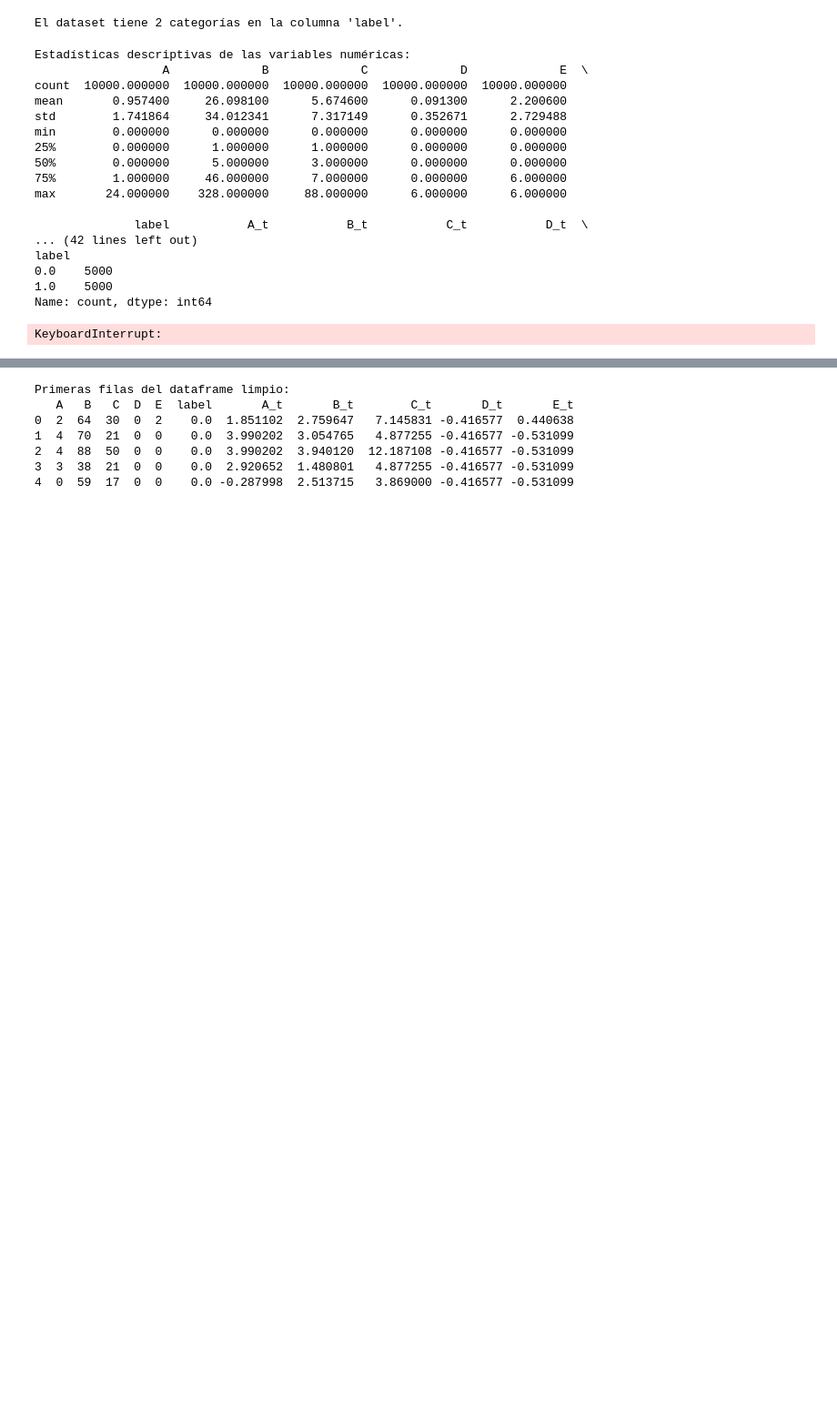
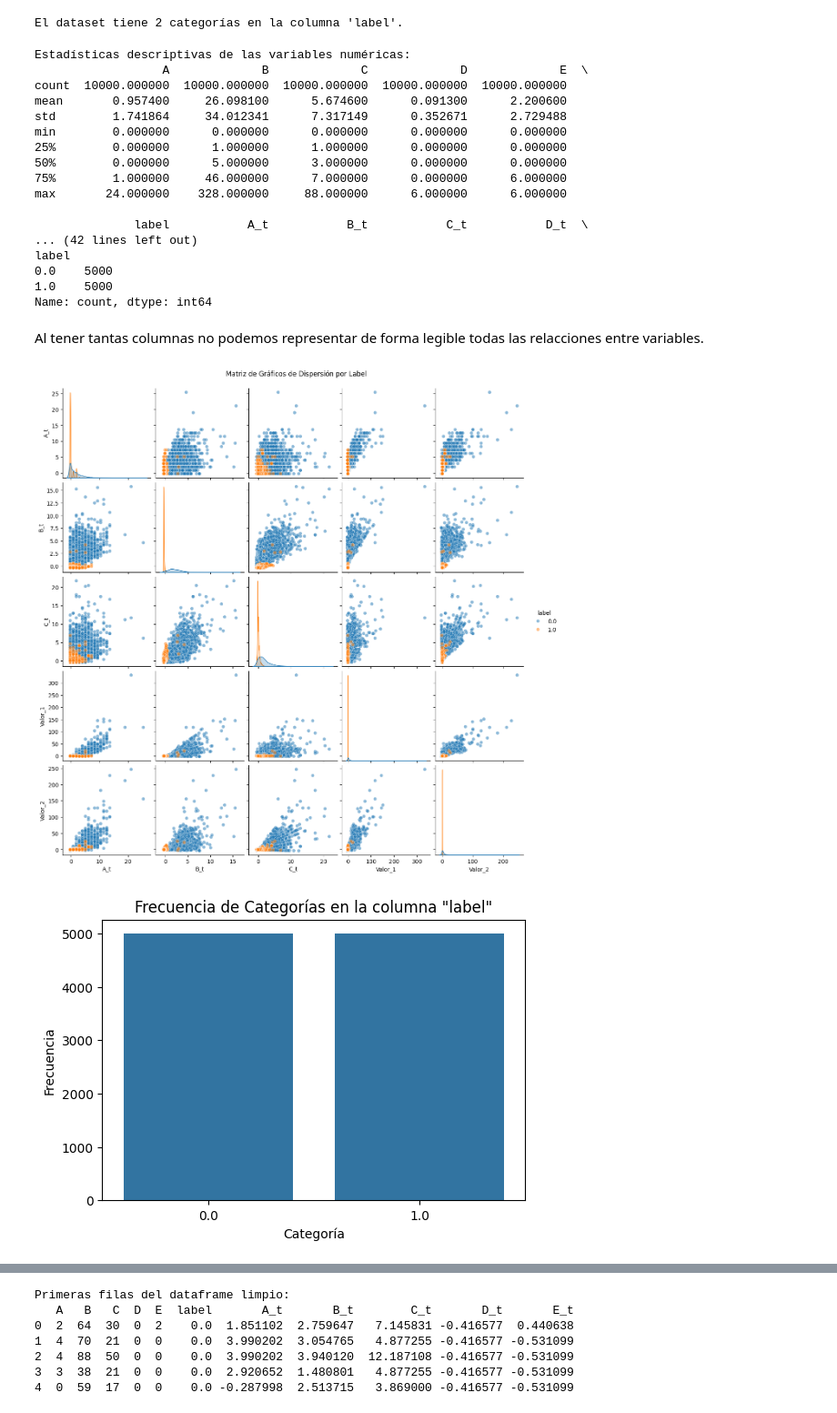
Before and after one commit to cabamarcos/dimensionality-reduction-analysis, a Jupyter notebook: TAANS2.ipynb, the cells around one changed output, grey strips where cells are left out. Shown at 91% size. Cells and saved outputs as stored; diff of their text form; code cells hidden in the pictures; blank space fills up the shorter version.

```diff
--- a/TAANS2.ipynb
+++ b/TAANS2.ipynb
@@ -109,21 +114,27 @@ label
 0.0    5000
 1.0    5000
 Name: count, dtype: int64
+# %% [markdown]
+Al tener tantas columnas no podemos representar de forma legible todas las relacciones entre variables.
 # %%
 # Crear una matriz de gráficos de dispersión (pairplot)
-import seaborn as sns
-import matplotlib.pyplot as plt
-sns.pairplot(data, hue='label')
-plt.title('Matriz de gráficos de dispersión por categoría')
+
+columnas_seleccionadas = ['A_t', 'B_t', 'C_t', 'Valor_1', 'Valor_2', 'label']
+
+# Crear la matriz de gráficos de dispersión (pairplot)
+sns.pairplot(data[columnas_seleccionadas], hue='label', plot_kws={'alpha': 0.5})
+plt.suptitle('Matriz de Gráficos de Dispersión por Label', y=1.02)
 plt.show()
+
 # Crear un gráfico de barras de la frecuencia de las categorías
-plt.figure(figsize=(10, 6))
-frecuencia_categorias.plot(kind='bar')
-plt.title('Frecuencia de las categorías en la columna label')
+frecuencia_categorias = data['label'].value_counts().sort_index()
+
+plt.figure(figsize=(6,4))
+sns.barplot(x=frecuencia_categorias.index.astype(str), y=frecuencia_categorias.values)
+plt.title('Frecuencia de Categorías en la columna "label"')
 plt.xlabel('Categoría')
 plt.ylabel('Frecuencia')
-plt.xticks(rotation=45)
-plt.tight_layout()
 plt.show()
 # %% [output]
-KeyboardInterrupt:
+[figure, added]
+[figure, added]
```
Also changed, not shown: parts of 11 cells of this notebook.
